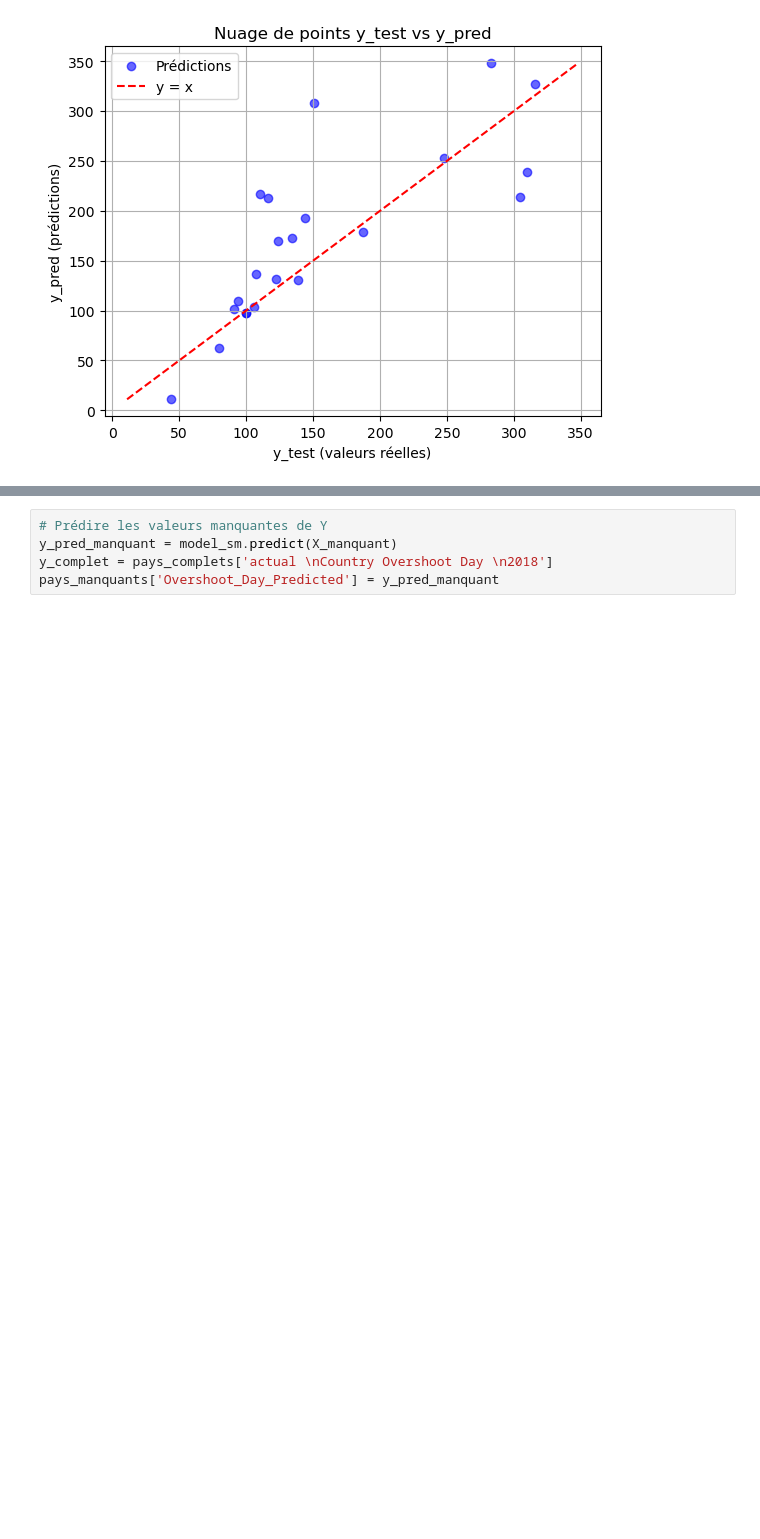
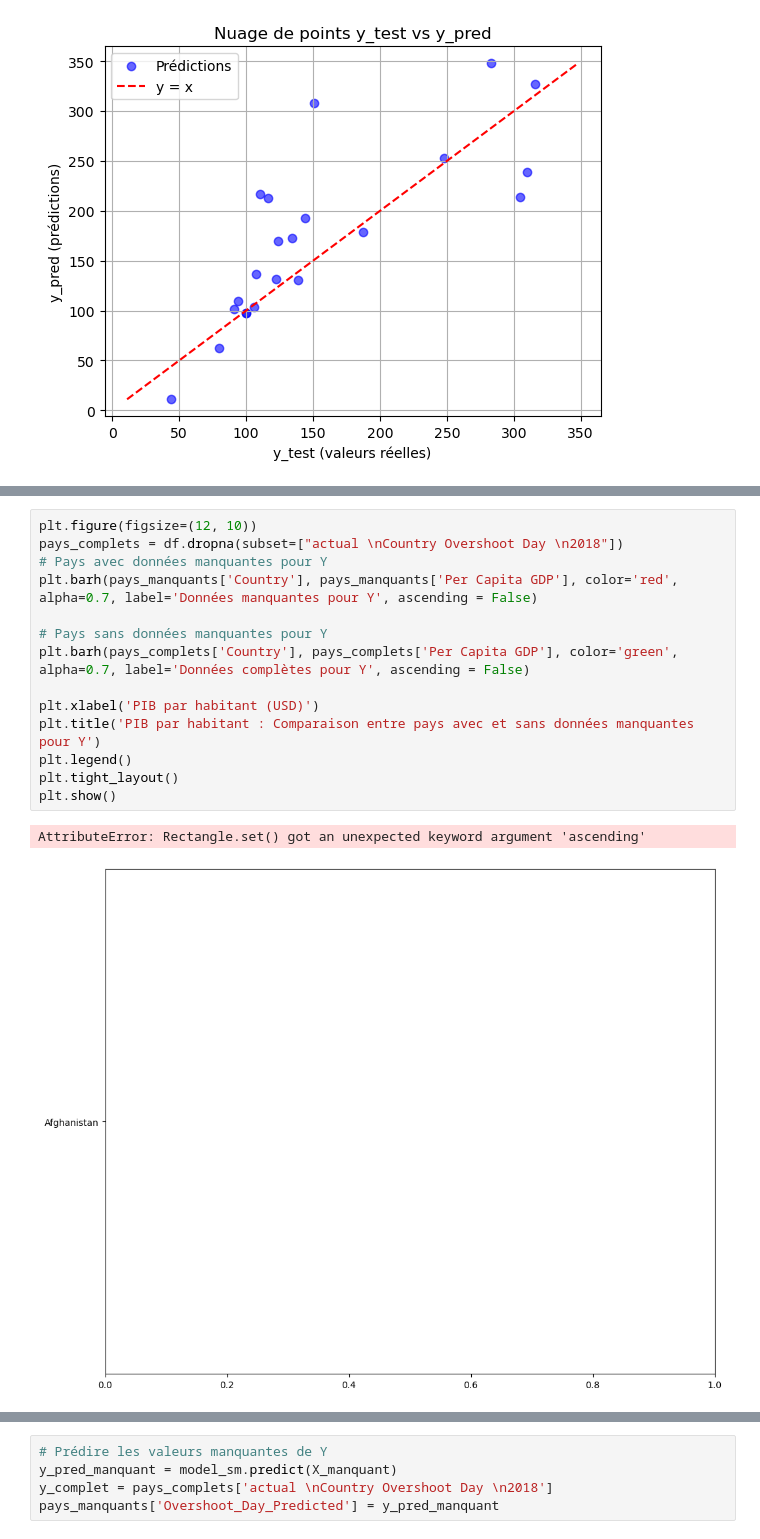
Before and after one commit to anna-cochat/Data_NA_project, a Jupyter notebook: Scénario1.ipynb, the cells around one changed output, grey strips where cells are left out. Saved outputs shown, nothing was run; the diff lists cells and outputs as text; blank space fills up the shorter version.

```diff
--- a/Scénario1.ipynb
+++ b/Scénario1.ipynb
@@ -317,3 +358,20 @@ strong multicollinearity or other numerical problems.
+# %%
+plt.figure(figsize=(12, 10))
+pays_complets = df.dropna(subset=["actual \nCountry Overshoot Day \n2018"])
+# Pays avec données manquantes pour Y
+plt.barh(pays_manquants['Country'], pays_manquants['Per Capita GDP'], color='red', alpha=0.7, label='Données manquantes pour Y', ascending = False)
+
+# Pays sans données manquantes pour Y
+plt.barh(pays_complets['Country'], pays_complets['Per Capita GDP'], color='green', alpha=0.7, label='Données complètes pour Y', ascending = False)
+
+plt.xlabel('PIB par habitant (USD)')
+plt.title('PIB par habitant : Comparaison entre pays avec et sans données manquantes pour Y')
+plt.legend()
+plt.tight_layout()
+plt.show()
+# %% [output]
+AttributeError: Rectangle.set() got an unexpected keyword argument 'ascending'
+[figure, added]
 # %%
 import matplotlib.pyplot as plt
 import seaborn as sns
```
Also changed, not shown: parts of 21 cells of this notebook, 2 other files.
